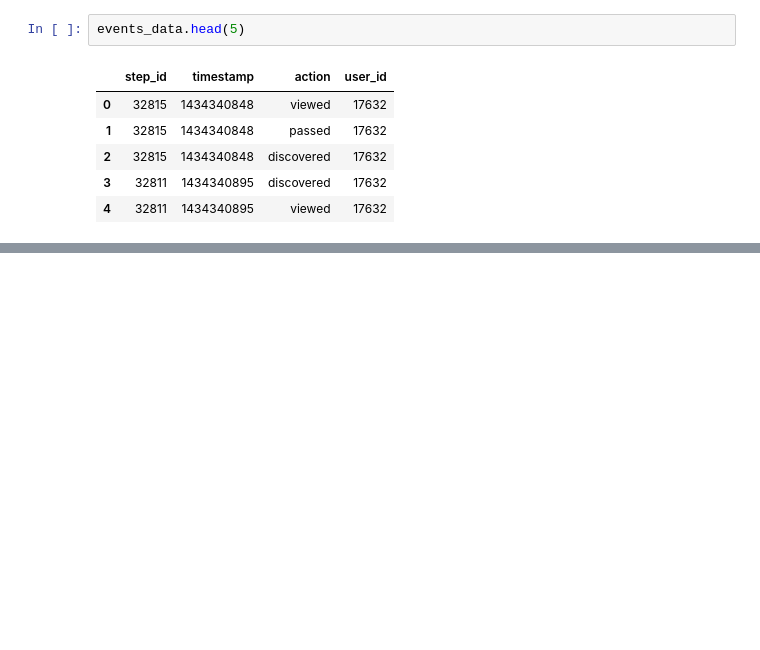
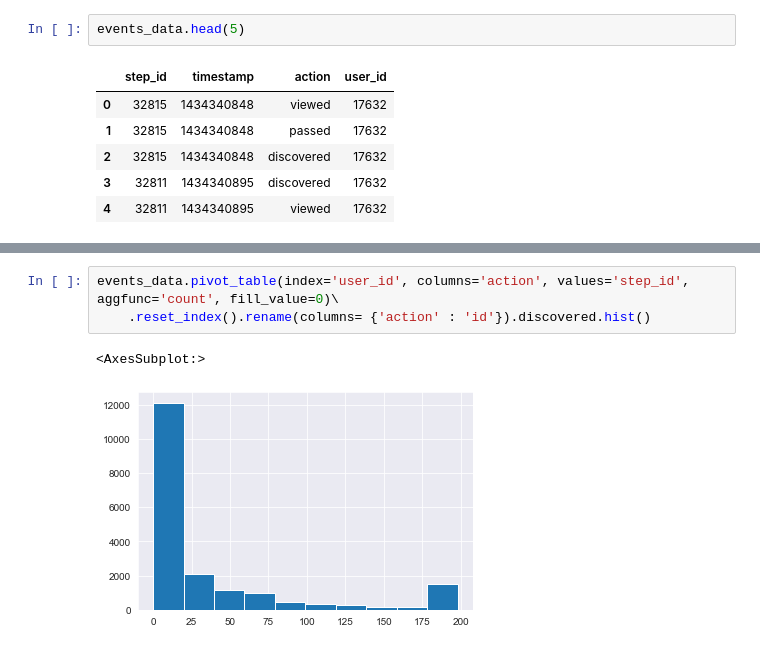
Before and after one commit to s70c3/Stepik-Courses, a Jupyter notebook: notebooks/introduction2DS/R_Course_attenders.ipynb, the cells around one changed output, grey strips where cells are left out. Cells and saved outputs as stored; diff of their text form; blank space fills up the shorter version.

```diff
--- a/notebooks/introduction2DS/R_Course_attenders.ipynb
+++ b/notebooks/introduction2DS/R_Course_attenders.ipynb
@@ -29,0 +69,6 @@ submission_data.head(5)
+# %%
+events_data.pivot_table(index='user_id', columns='action', values='step_id', aggfunc='count', fill_value=0)\
+    .reset_index().rename(columns= {'action' : 'id'}).discovered.hist()
+# %% [output]
+<AxesSubplot:>
+[figure, added]
```
Also changed, not shown: parts of 18 cells of this notebook.
